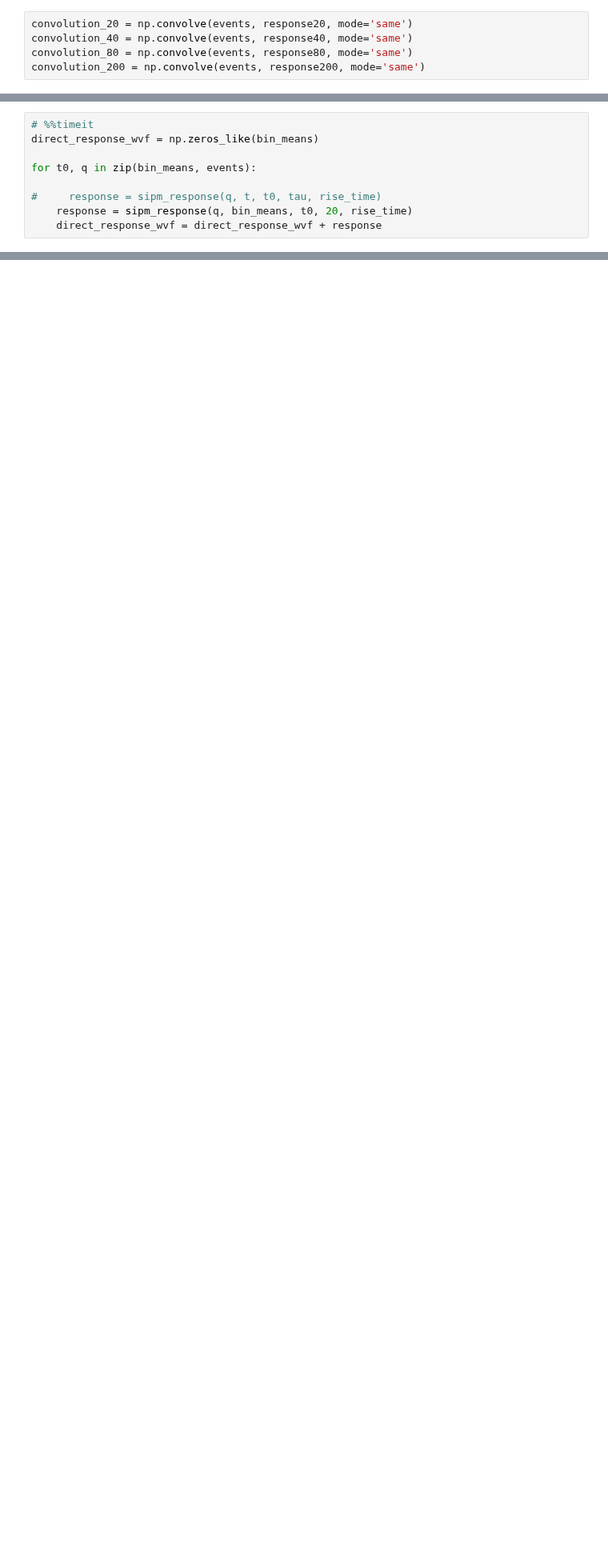
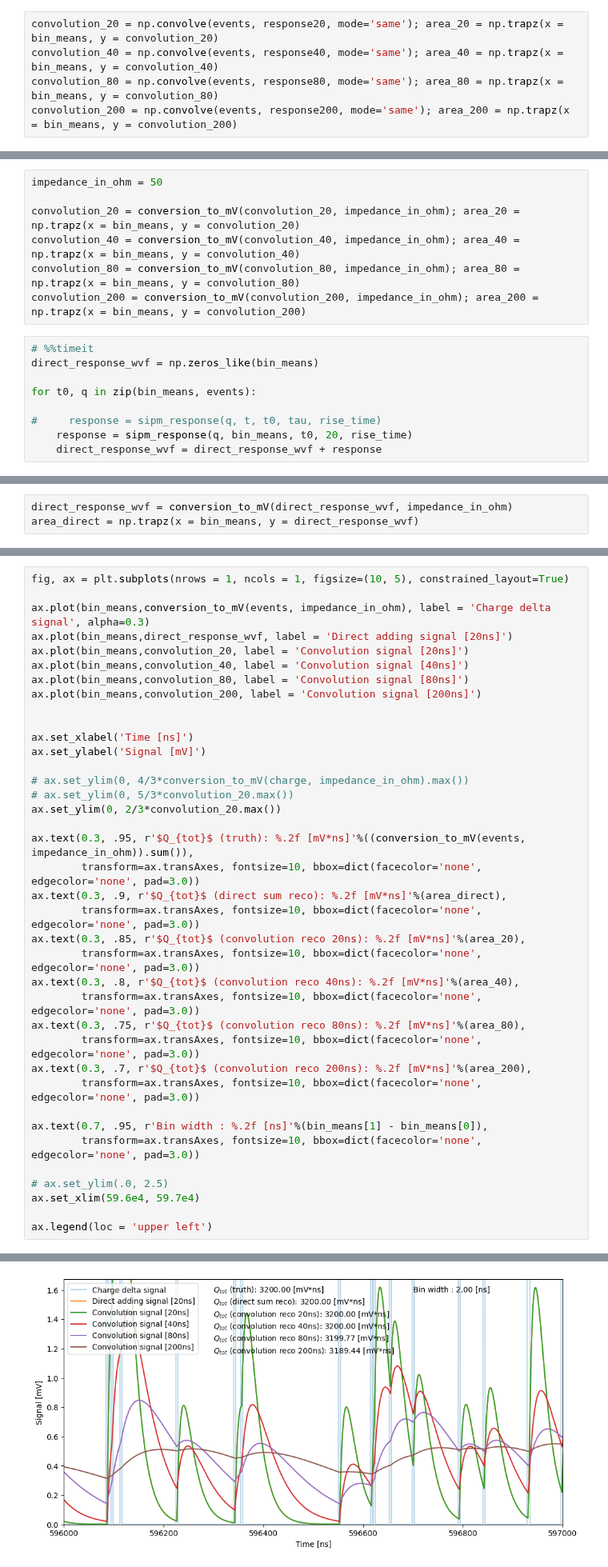
Before and after one commit to mariandbt/python, a Jupyter notebook: notebooks/20240301_TOY_SIMULATION.ipynb, the cells around one changed output, grey strips where cells are left out. Shown at 80% size. Cells and saved outputs as stored; diff of their text form; blank space fills up the shorter version.

```diff
--- a/notebooks/20240301_TOY_SIMULATION.ipynb
+++ b/notebooks/20240301_TOY_SIMULATION.ipynb
@@ -157,5 +247,5 @@ plt.legend()
 # %%
-convolution_20 = np.convolve(events, response20, mode='same')
-convolution_40 = np.convolve(events, response40, mode='same')
-convolution_80 = np.convolve(events, response80, mode='same')
-convolution_200 = np.convolve(events, response200, mode='same')
+convolution_20 = np.convolve(events, response20, mode='same'); area_20 = np.trapz(x = bin_means, y = convolution_20)
+convolution_40 = np.convolve(events, response40, mode='same'); area_40 = np.trapz(x = bin_means, y = convolution_40)
+convolution_80 = np.convolve(events, response80, mode='same'); area_80 = np.trapz(x = bin_means, y = convolution_80)
+convolution_200 = np.convolve(events, response200, mode='same'); area_200 = np.trapz(x = bin_means, y = convolution_200)
@@ -162,3 +265,10 @@ convolution_200 = np.convolve(events, response200, mode='same')
+# %%
+impedance_in_ohm = 50
+
+convolution_20 = conversion_to_mV(convolution_20, impedance_in_ohm); area_20 = np.trapz(x = bin_means, y = convolution_20)
+convolution_40 = conversion_to_mV(convolution_40, impedance_in_ohm); area_40 = np.trapz(x = bin_means, y = convolution_40)
+convolution_80 = conversion_to_mV(convolution_80, impedance_in_ohm); area_80 = np.trapz(x = bin_means, y = convolution_80)
+convolution_200 = conversion_to_mV(convolution_200, impedance_in_ohm); area_200 = np.trapz(x = bin_means, y = convolution_200)
 # %%
 # %%timeit
 direct_response_wvf = np.zeros_like(bin_means)
@@ -206,0 +281,3 @@ ax.legend(loc = 'upper left')
+# %%
+direct_response_wvf = conversion_to_mV(direct_response_wvf, impedance_in_ohm)
+area_direct = np.trapz(x = bin_means, y = direct_response_wvf)
@@ -206,0 +333,39 @@ ax.legend(loc = 'upper left')
+# %%
+fig, ax = plt.subplots(nrows = 1, ncols = 1, figsize=(10, 5), constrained_layout=True)
+
+ax.plot(bin_means,conversion_to_mV(events, impedance_in_ohm), label = 'Charge delta signal', alpha=0.3)
+ax.plot(bin_means,direct_response_wvf, label = 'Direct adding signal [20ns]')
+ax.plot(bin_means,convolution_20, label = 'Convolution signal [20ns]')
+ax.plot(bin_means,convolution_40, label = 'Convolution signal [40ns]')
+ax.plot(bin_means,convolution_80, label = 'Convolution signal [80ns]')
+ax.plot(bin_means,convolution_200, label = 'Convolution signal [200ns]')
+
+
+ax.set_xlabel('Time [ns]')
+ax.set_ylabel('Signal [mV]')
+
+# ax.set_ylim(0, 4/3*conversion_to_mV(charge, impedance_in_ohm).max())
+# ax.set_ylim(0, 5/3*convolution_20.max())
+ax.set_ylim(0, 2/3*convolution_20.max())
+
+ax.text(0.3, .95, r'$Q_{tot}$ (truth): %.2f [mV*ns]'%((conversion_to_mV(events, impedance_in_ohm)).sum()),
+        transform=ax.transAxes, fontsize=10, bbox=dict(facecolor='none', edgecolor='none', pad=3.0))
+ax.text(0.3, .9, r'$Q_{tot}$ (direct sum reco): %.2f [mV*ns]'%(area_direct),
+        transform=ax.transAxes, fontsize=10, bbox=dict(facecolor='none', edgecolor='none', pad=3.0))
+ax.text(0.3, .85, r'$Q_{tot}$ (convolution reco 20ns): %.2f [mV*ns]'%(area_20),
+        transform=ax.transAxes, fontsize=10, bbox=dict(facecolor='none', edgecolor='none', pad=3.0))
+ax.text(0.3, .8, r'$Q_{tot}$ (convolution reco 40ns): %.2f [mV*ns]'%(area_40),
+        transform=ax.transAxes, fontsize=10, bbox=dict(facecolor='none', edgecolor='none', pad=3.0))
+ax.text(0.3, .75, r'$Q_{tot}$ (convolution reco 80ns): %.2f [mV*ns]'%(area_80),
+        transform=ax.transAxes, fontsize=10, bbox=dict(facecolor='none', edgecolor='none', pad=3.0))
+ax.text(0.3, .7, r'$Q_{tot}$ (convolution reco 200ns): %.2f [mV*ns]'%(area_200),
+        transform=ax.transAxes, fontsize=10, bbox=dict(facecolor='none', edgecolor='none', pad=3.0))
+
+ax.text(0.7, .95, r'Bin width : %.2f [ns]'%(bin_means[1] - bin_means[0]),
+        transform=ax.transAxes, fontsize=10, bbox=dict(facecolor='none', edgecolor='none', pad=3.0))
+
+# ax.set_ylim(.0, 2.5)
+ax.set_xlim(59.6e4, 59.7e4)
+
+ax.legend(loc = 'upper left')
+# %% [output]
@@ -207,3 +373,4 @@ ax.legend(loc = 'upper left')
+[figure, added]
 # %%
 convolution_20.max(), convolution_40.max(), convolution_80.max(), convolution_200.max()
 # %% [output]
```
Also changed, not shown: parts of 21 cells of this notebook, 4 other files.
